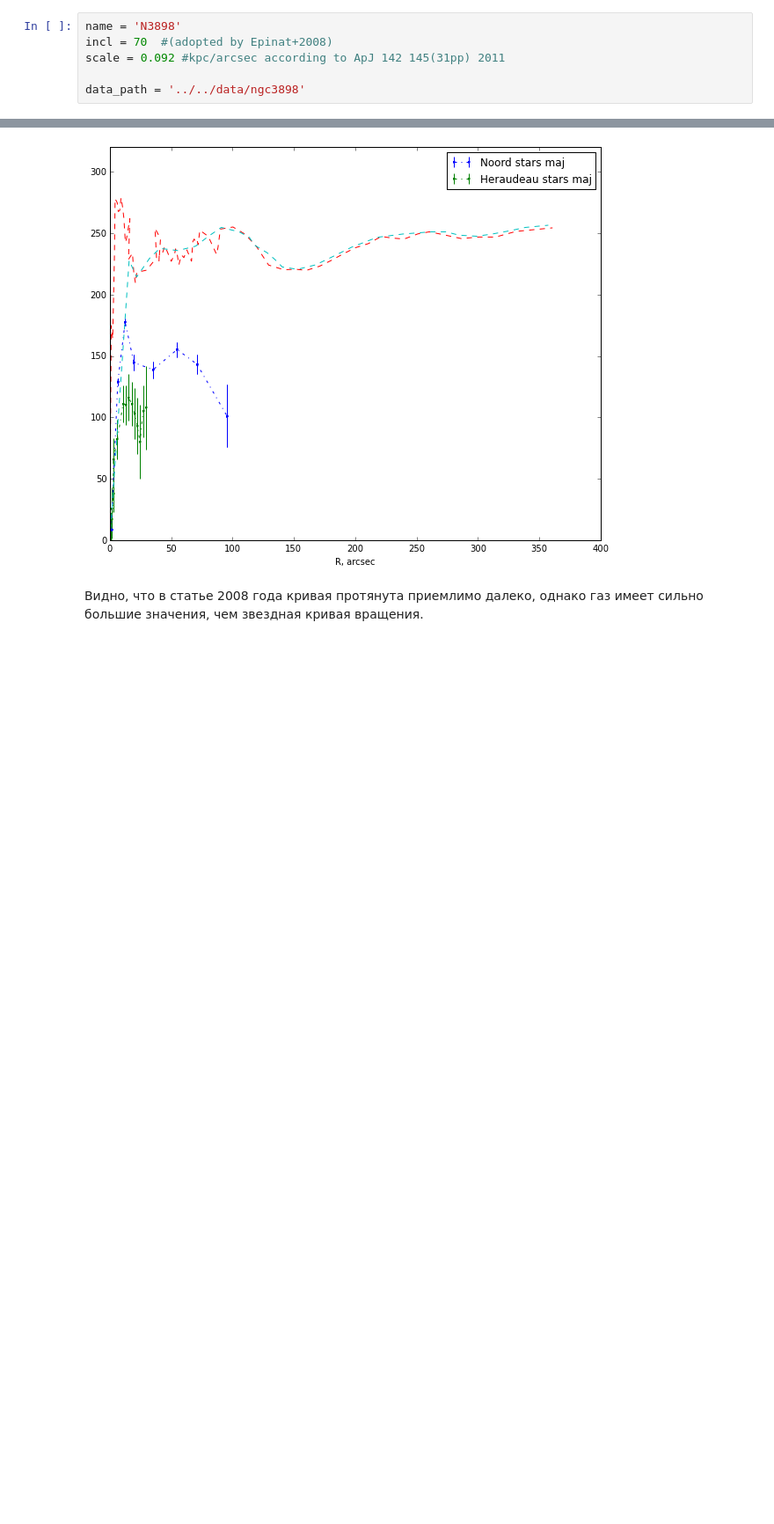
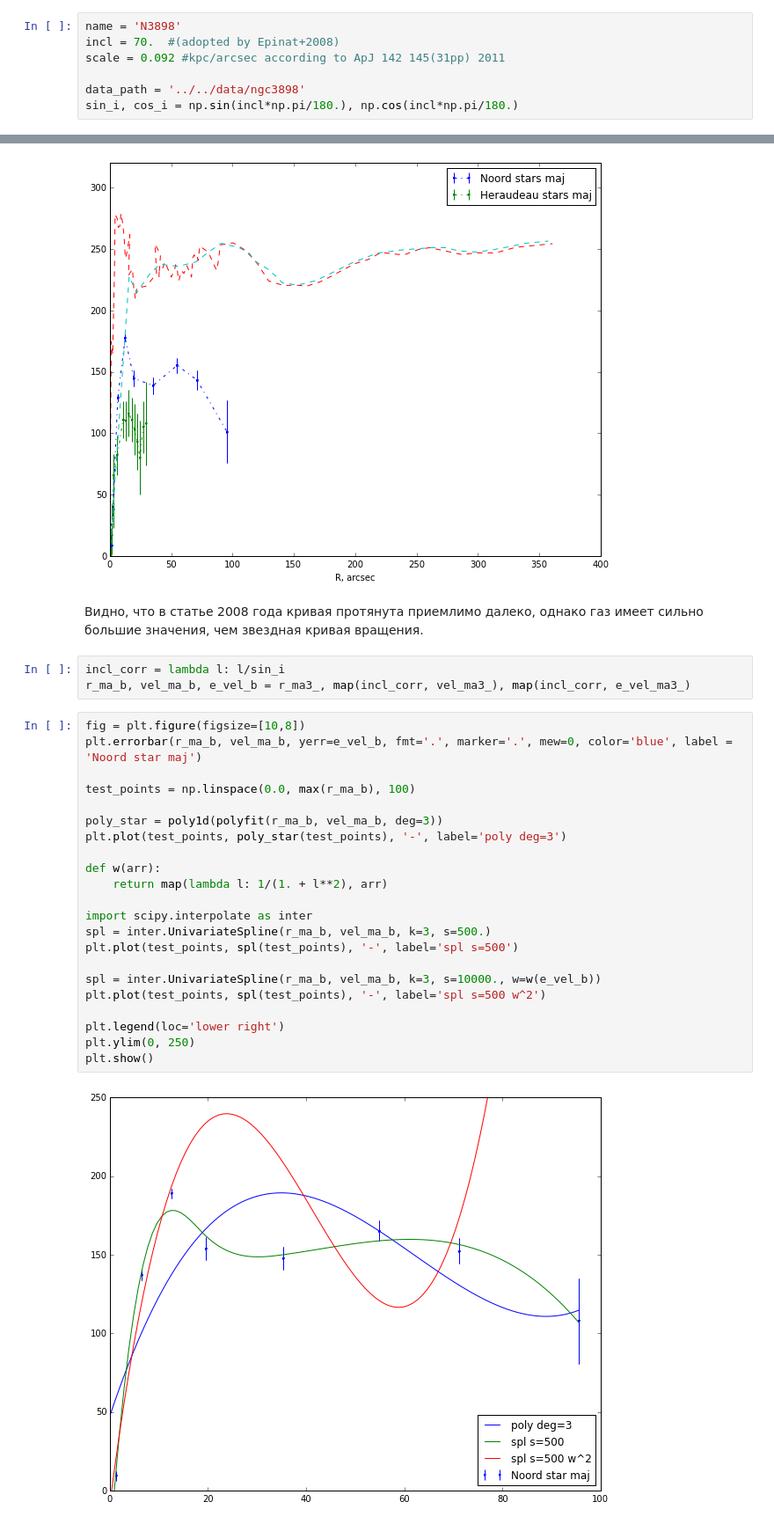
Before and after one commit to Amarchuk/2FInstability, a Jupyter notebook: notebooks/2f/n3898.ipynb, the cells around one changed output, grey strips where cells are left out. Shown at 88% size. Drawn from its saved outputs; the diff is of its cells as text; blank space fills up the shorter version.

```diff
--- a/notebooks/2f/n3898.ipynb
+++ b/notebooks/2f/n3898.ipynb
@@ -12,10 +12,11 @@ Using matplotlib backend: Qt4Agg
 Populating the interactive namespace from numpy and matplotlib
 # %%
 name = 'N3898'
-incl = 70  #(adopted by Epinat+2008)
+incl = 70.  #(adopted by Epinat+2008)
 scale = 0.092 #kpc/arcsec according to ApJ 142 145(31pp) 2011
 
 data_path = '../../data/ngc3898'
+sin_i, cos_i = np.sin(incl*np.pi/180.), np.cos(incl*np.pi/180.)
 # %% [markdown]
 ## Статьи
 * Noordermeer 2008 https://ui.adsabs.harvard.edu/#abs/2008MNRAS.388.1381N/abstract
@@ -179,3 +192,30 @@ plt.show()
 [figure]
 # %% [markdown]
 Видно, что в статье 2008 года кривая протянута приемлимо далеко, однако газ имеет сильно большие значения, чем звездная кривая вращения.
+# %%
+incl_corr = lambda l: l/sin_i
+r_ma_b, vel_ma_b, e_vel_b = r_ma3_, map(incl_corr, vel_ma3_), map(incl_corr, e_vel_ma3_)
+# %%
+fig = plt.figure(figsize=[10,8])
+plt.errorbar(r_ma_b, vel_ma_b, yerr=e_vel_b, fmt='.', marker='.', mew=0, color='blue', label = 'Noord star maj')
+
+test_points = np.linspace(0.0, max(r_ma_b), 100)
+
+poly_star = poly1d(polyfit(r_ma_b, vel_ma_b, deg=3))
+plt.plot(test_points, poly_star(test_points), '-', label='poly deg=3')
+
+def w(arr):
+    return map(lambda l: 1/(1. + l**2), arr)
+
+import scipy.interpolate as inter
+spl = inter.UnivariateSpline(r_ma_b, vel_ma_b, k=3, s=500.)
+plt.plot(test_points, spl(test_points), '-', label='spl s=500')
+
+spl = inter.UnivariateSpline(r_ma_b, vel_ma_b, k=3, s=10000., w=w(e_vel_b))
+plt.plot(test_points, spl(test_points), '-', label='spl s=500 w^2')
+
+plt.legend(loc='lower right')
+plt.ylim(0, 250)
+plt.show()
+# %% [output]
+[figure, added]
```
Also changed, not shown: parts of 49 cells of this notebook, 9 other files.
